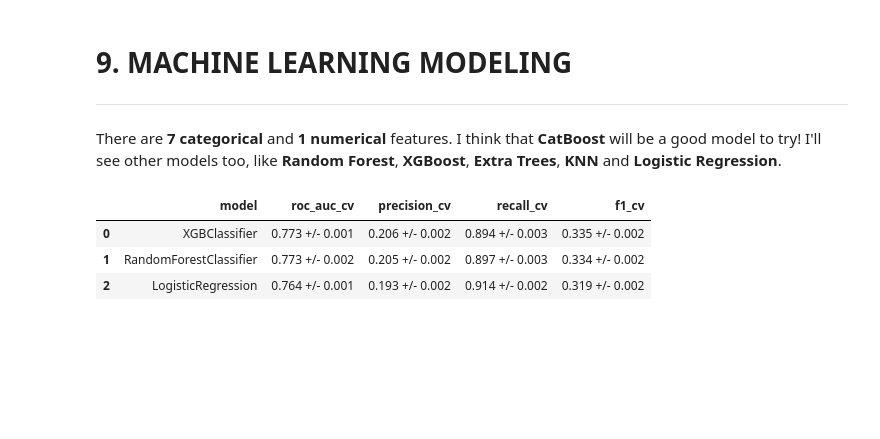
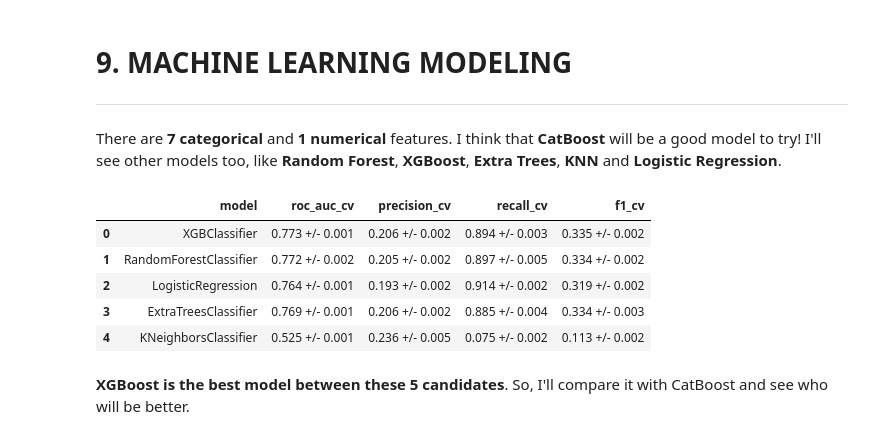
Before and after one commit to Emersonmiady/health-insurance-cross-sell, a Jupyter notebook: notebooks/hi_cs_analysis.ipynb, the cells around one changed output. Drawn from its saved outputs; the diff is of its cells as text; code cells hidden in the pictures; blank space fills up the shorter version.

Commit message:
Cross-validation model selection between 5 candidates

```diff
--- a/notebooks/hi_cs_analysis.ipynb
+++ b/notebooks/hi_cs_analysis.ipynb
@@ -1340,17 +1342,24 @@ ratio = float(y_train.value_counts()[0]) / y_train.value_counts()[1]
 xgb = XGBClassifier(scale_pos_weight=ratio, max_depth=5)
 rf = RandomForestClassifier(class_weight='balanced', max_depth=5)
 lr = LogisticRegression(class_weight='balanced')
-models = [xgb, rf, lr]
+et = ExtraTreesClassifier(class_weight='balanced', max_depth=5)
+knn = KNeighborsClassifier(n_neighbors=5)
+
+models = [xgb, rf, lr, et, knn]
 
 # Define the metric
 metrics = [roc_auc_score, precision_score, recall_score, f1_score]
 
 # Metrics results
 results_cv_df = make_cv_model_results_df(models, X_train_rescaled, y_train_n, metrics, scalers)
-
-results_cv_df
-# %% [output]
-|  | model | roc_auc_cv | precision_cv | recall_cv | f1_cv |
-| 0 | XGBClassifier | 0.773 +/- 0.001 | 0.206 +/- 0.002 | 0.894 +/- 0.003 | 0.335 +/- 0.002 |
-| 1 | RandomForestClassifier | 0.773 +/- 0.002 | 0.205 +/- 0.002 | 0.897 +/- 0.003 | 0.334 +/- 0.002 |
-| 2 | LogisticRegression | 0.764 +/- 0.001 | 0.193 +/- 0.002 | 0.914 +/- 0.002 | 0.319 +/- 0.002 |
+# %%
+display(results_cv_df)
+# %% [output]
+|  | model | roc_auc_cv | precision_cv | recall_cv | f1_cv |
+| 0 | XGBClassifier | 0.773 +/- 0.001 | 0.206 +/- 0.002 | 0.894 +/- 0.003 | 0.335 +/- 0.002 |
+| 1 | RandomForestClassifier | 0.772 +/- 0.002 | 0.205 +/- 0.002 | 0.897 +/- 0.005 | 0.334 +/- 0.002 |
+| 2 | LogisticRegression | 0.764 +/- 0.001 | 0.193 +/- 0.002 | 0.914 +/- 0.002 | 0.319 +/- 0.002 |
+| 3 | ExtraTreesClassifier | 0.769 +/- 0.001 | 0.206 +/- 0.002 | 0.885 +/- 0.004 | 0.334 +/- 0.003 |
+| 4 | KNeighborsClassifier | 0.525 +/- 0.001 | 0.236 +/- 0.005 | 0.075 +/- 0.002 | 0.113 +/- 0.002 |
+# %% [markdown]
+**XGBoost is the best model between these 5 candidates**. So, I'll compare it with CatBoost and see who will be better.
```
Also changed, not shown: parts of 1 cell of this notebook.
